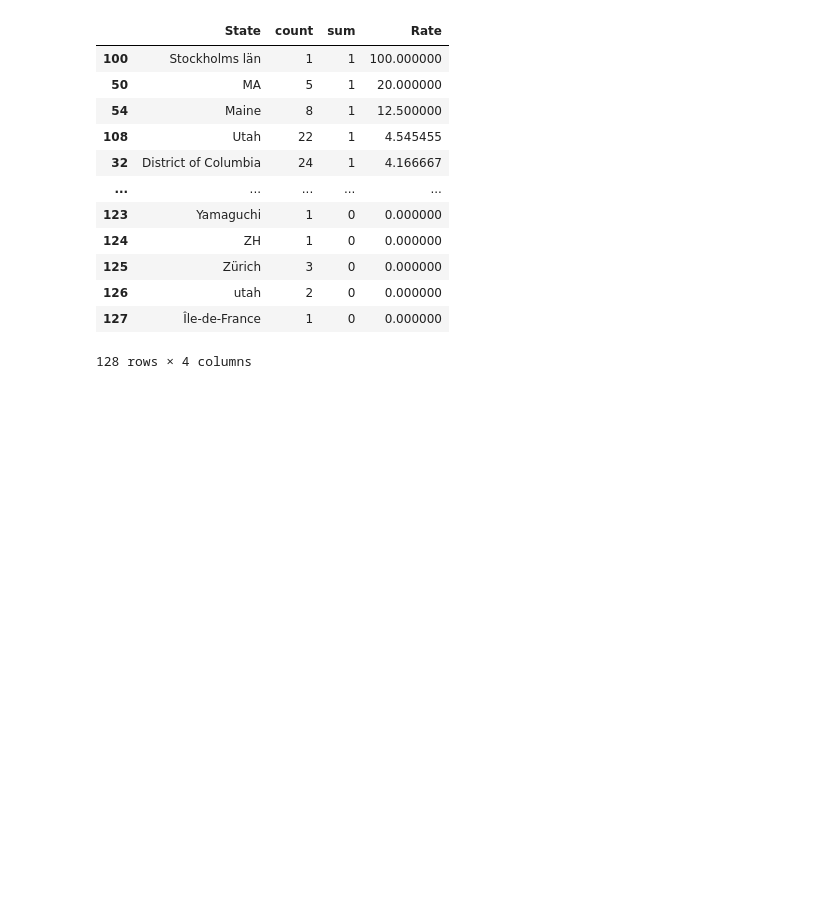
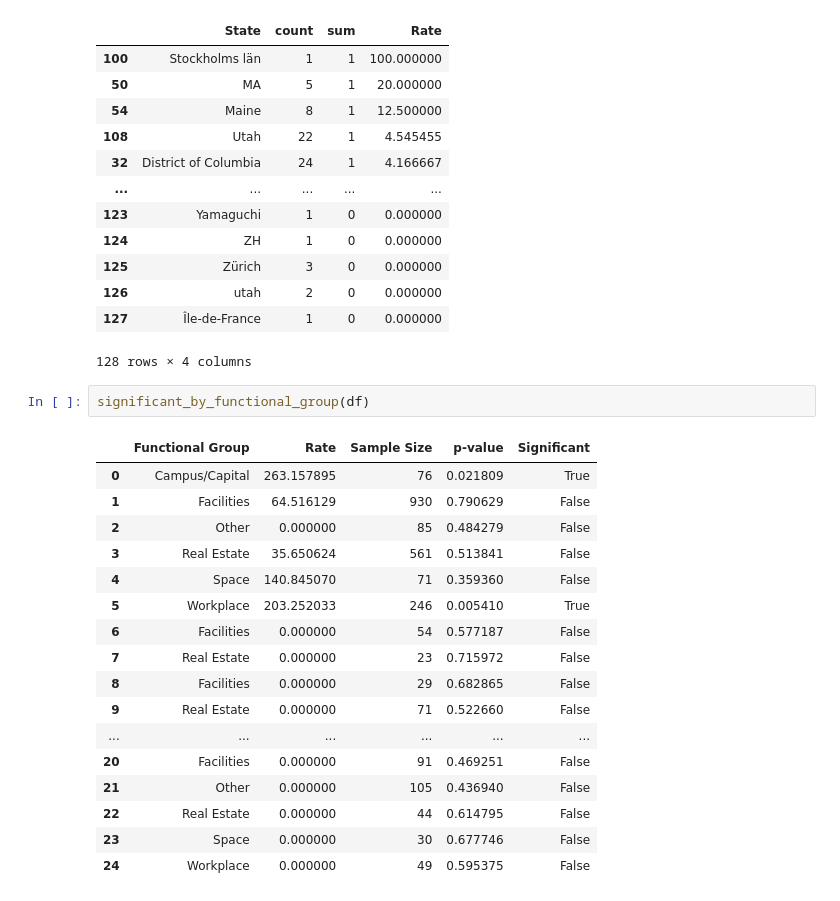
Before and after one commit to akohl2733/prospect-analyzer, a Jupyter notebook: main.ipynb, the cells around one changed output. Drawn from its saved outputs; the diff is of its cells as text; blank space fills up the shorter version.

```diff
--- a/main.ipynb
+++ b/main.ipynb
@@ -254,3 +251,23 @@ results_by_state(df)
 | 126 | utah | 2 | 0 | 0.000000 |
 | 127 | Île-de-France | 1 | 0 | 0.000000 |
 128 rows × 4 columns
+# %%
+significant_by_functional_group(df)
+# %% [output]
+|  | Functional Group | Rate | Sample Size | p-value | Significant |
+| 0 | Campus/Capital | 263.157895 | 76 | 0.021809 | True |
+| 1 | Facilities | 64.516129 | 930 | 0.790629 | False |
+| 2 | Other | 0.000000 | 85 | 0.484279 | False |
+| 3 | Real Estate | 35.650624 | 561 | 0.513841 | False |
+| 4 | Space | 140.845070 | 71 | 0.359360 | False |
+| 5 | Workplace | 203.252033 | 246 | 0.005410 | True |
+| 6 | Facilities | 0.000000 | 54 | 0.577187 | False |
+| 7 | Real Estate | 0.000000 | 23 | 0.715972 | False |
+| 8 | Facilities | 0.000000 | 29 | 0.682865 | False |
+| 9 | Real Estate | 0.000000 | 71 | 0.522660 | False |
+| ... | ... | ... | ... | ... | ... |
+| 20 | Facilities | 0.000000 | 91 | 0.469251 | False |
+| 21 | Other | 0.000000 | 105 | 0.436940 | False |
+| 22 | Real Estate | 0.000000 | 44 | 0.614795 | False |
+| 23 | Space | 0.000000 | 30 | 0.677746 | False |
+| 24 | Workplace | 0.000000 | 49 | 0.595375 | False |
```
Also changed, not shown: parts of 2 cells of this notebook, 2 other files.
